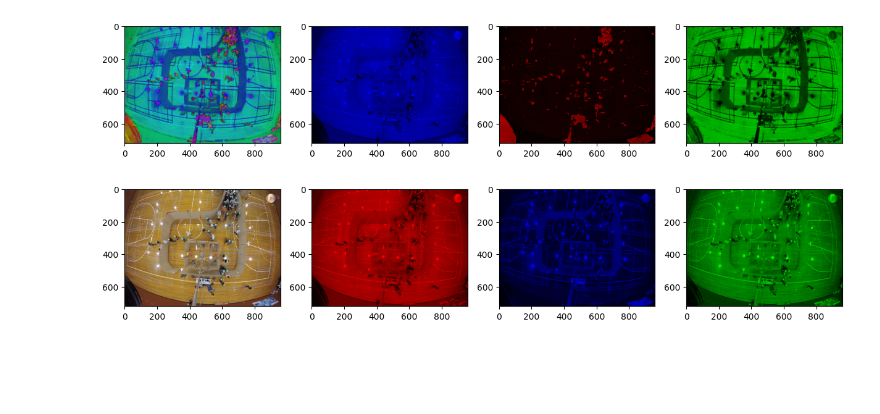
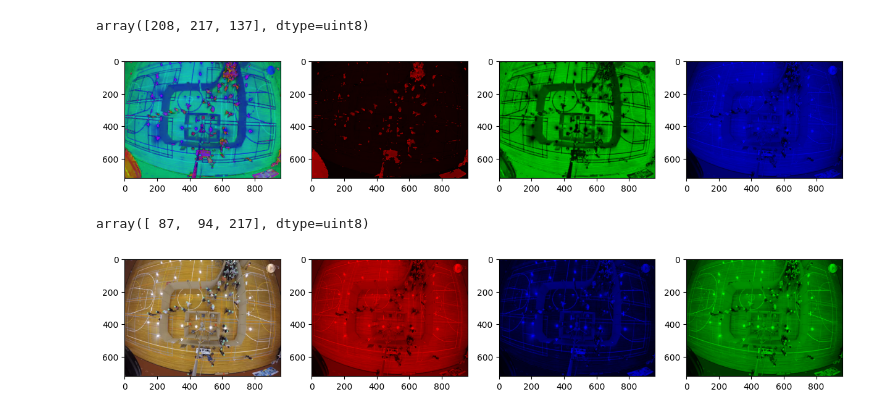
Before and after one commit to Mykko/Yolov5_StrongSORT_OSNet, a Jupyter notebook: test.ipynb, the cells around one changed output. Cells and saved outputs as stored; diff of their text form; code cells hidden in the pictures; blank space fills up the shorter version.

```diff
--- a/test.ipynb
+++ b/test.ipynb
@@ -14,24 +15,32 @@ src = cv2.imread(image_path)
+# %%
+src[321,646]
+# %% [output]
+array([208, 217, 137], dtype=uint8)
 # %%
 HSV = cv2.cvtColor(src, cv2.COLOR_BGR2HSV)
 hsl_img_1 = HSV.copy()
 hsl_img_2 = HSV.copy()
 hsl_img_3 = HSV.copy()
-hsl_img_1[:,:,0] = 0  #### HUE --> ZERO  ####
-hsl_img_1[:,:,1] = 0
-hsl_img_2[:,:,1] = 0  #### SATURATION --> ZERO ####
+hsl_img_1[:,:,1] = 0  #### HUE --> ZERO  ####
+hsl_img_1[:,:,2] = 0
+hsl_img_2[:,:,0] = 0  #### SATURATION --> ZERO ####
 hsl_img_2[:,:,2] = 0
 hsl_img_3[:,:,0] = 0  #### LIGHTNESS --> ZERO ####
-hsl_img_3[:,:,2] = 0
+hsl_img_3[:,:,1] = 0
 
 f, axes = plt.subplots(1,4, figsize = (15,15))
 list = [HSV, hsl_img_1,hsl_img_2,hsl_img_3]
 i = 0
 for ax in axes:
     # temp = list[i][:,:,::-1]
     ax.imshow(list[i])
     i+=1
 # %% [output]
-[figure, old version]
+[figure, new version]
+# %%
+HSV[321,646]
+# %% [output]
+array([ 87,  94, 217], dtype=uint8)
 # %%
 new_img_1 = src.copy()
 new_img_2 = src.copy()
```
Also changed, not shown: parts of 7 cells of this notebook.
